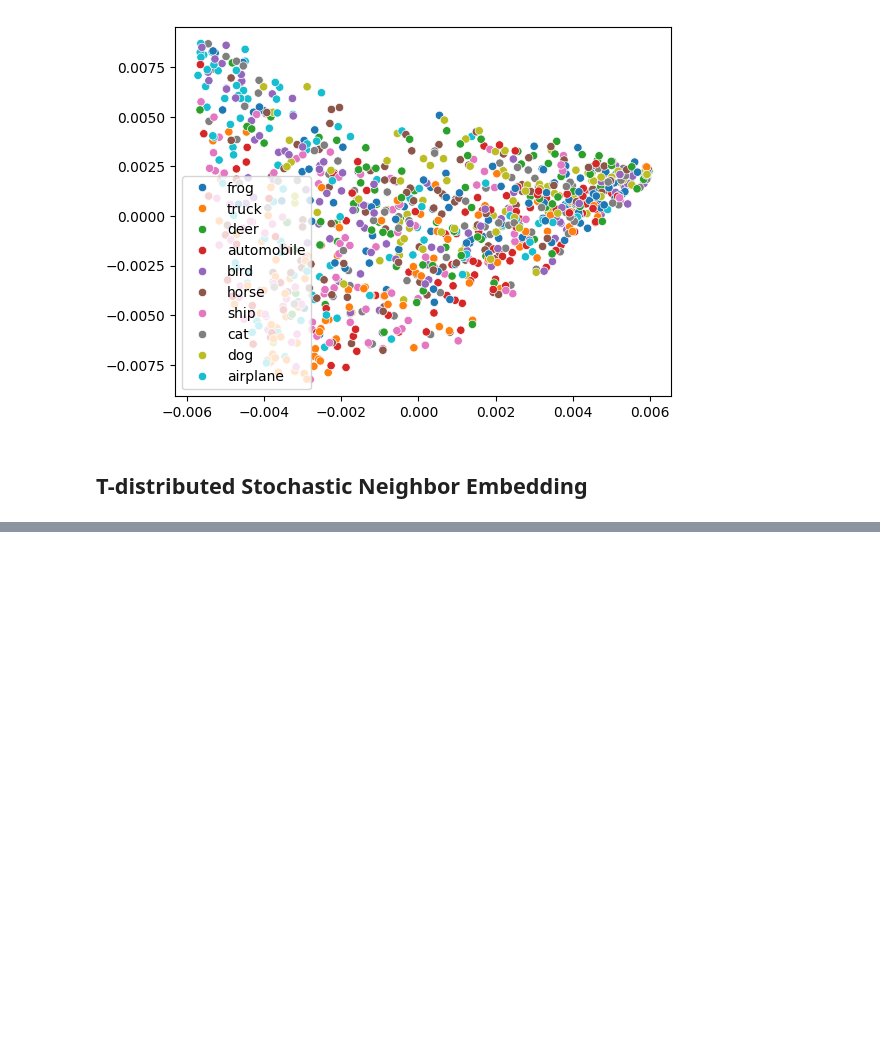
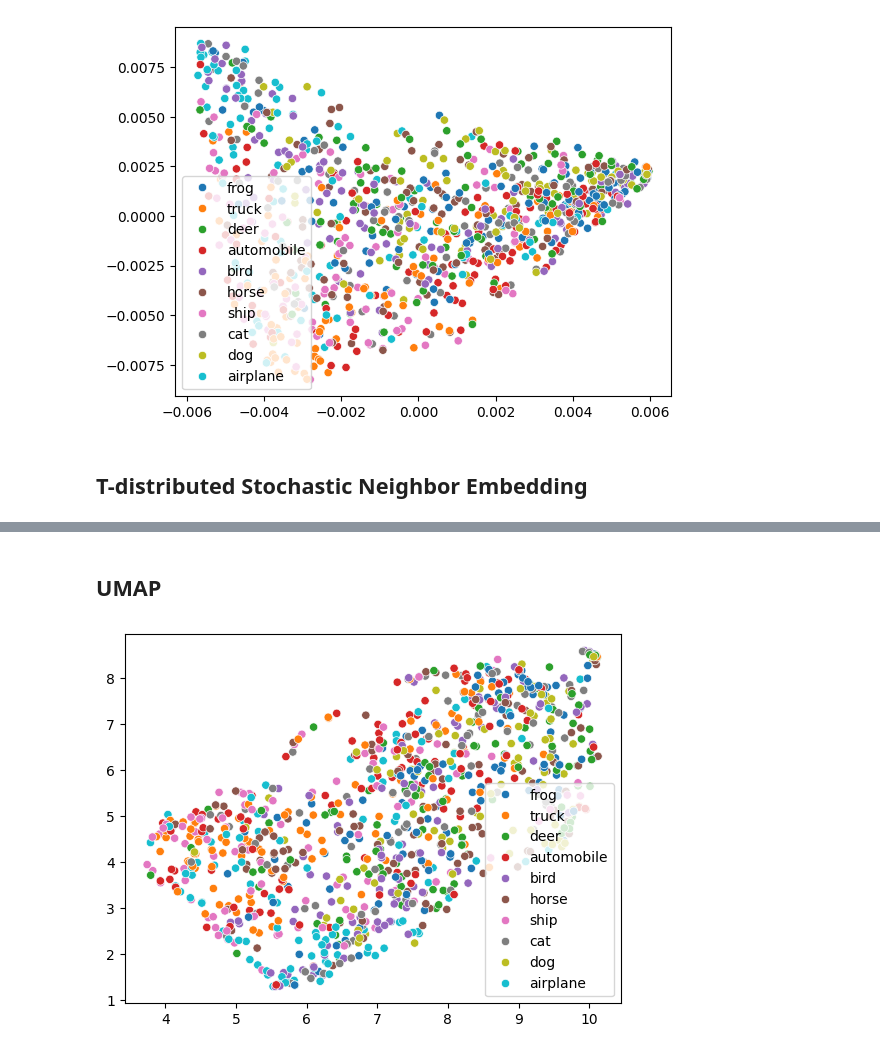
Before and after one commit to DataScienceAndEngineering/hw5-problem-1-2d-embedding-of-the-cifar-10-wplam107, a Jupyter notebook: wayne_lam_hw5p1.ipynb, the cells around one changed output, grey strips where cells are left out. Drawn from its saved outputs; the diff is of its cells as text; code cells hidden in the pictures; blank space fills up the shorter version.

Commit message:
added umap

```diff
--- a/wayne_lam_hw5p1.ipynb
+++ b/wayne_lam_hw5p1.ipynb
@@ -167,0 +169,10 @@ plt.show()
+# %% [markdown]
+## UMAP
+# %%
+reducer = umap.UMAP(n_components=2)
+umap_out = reducer.fit_transform(train_data)
+# %%
+sns.scatterplot(x=umap_out[:,0], y=umap_out[:, 1], hue=train_labels)
+plt.show()
+# %% [output]
+[figure, added]
```
Also changed, not shown: parts of 3 cells of this notebook.
